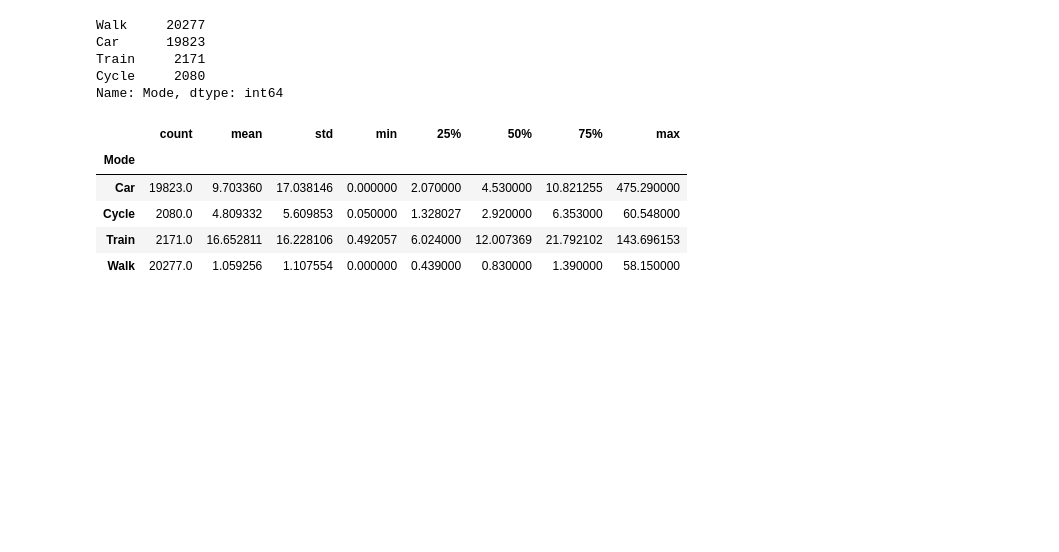
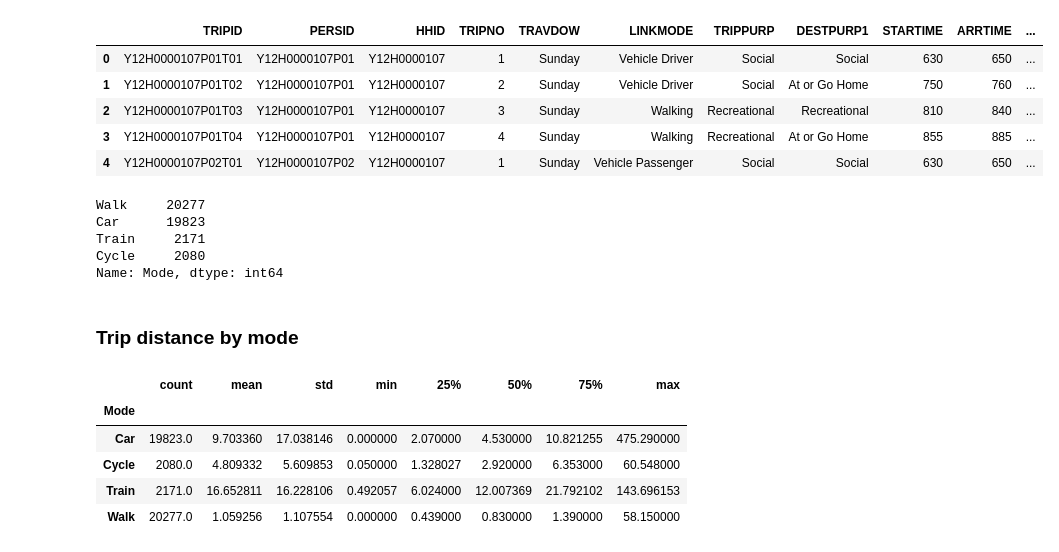
Before and after one commit to danhphan/melbourne-mode-choice, a Jupyter notebook: notebooks/02_data_exploration.ipynb, the cells around one changed output. Saved outputs shown, nothing was run; the diff lists cells and outputs as text; code cells hidden in the pictures; blank space fills up the shorter version.

```diff
--- a/notebooks/02_data_exploration.ipynb
+++ b/notebooks/02_data_exploration.ipynb
@@ -10,3 +10,12 @@ trips.shape
+# %%
+trips.head()
+# %% [output]
+|  | TRIPID | PERSID | HHID | TRIPNO | TRAVDOW | LINKMODE | TRIPPURP | DESTPURP1 | STARTIME | ARRTIME | ... |
+| 0 | Y12H0000107P01T01 | Y12H0000107P01 | Y12H0000107 | 1 | Sunday | Vehicle Driver | Social | Social | 630 | 650 | ... |
+| 1 | Y12H0000107P01T02 | Y12H0000107P01 | Y12H0000107 | 2 | Sunday | Vehicle Driver | Social | At or Go Home | 750 | 760 | ... |
+| 2 | Y12H0000107P01T03 | Y12H0000107P01 | Y12H0000107 | 3 | Sunday | Walking | Recreational | Recreational | 810 | 840 | ... |
+| 3 | Y12H0000107P01T04 | Y12H0000107P01 | Y12H0000107 | 4 | Sunday | Walking | Recreational | At or Go Home | 855 | 885 | ... |
+| 4 | Y12H0000107P02T01 | Y12H0000107P02 | Y12H0000107 | 1 | Sunday | Vehicle Passenger | Social | Social | 630 | 650 | ... |
 # %%
 trips['Mode'].value_counts()
 # %% [output]
@@ -15,6 +24,8 @@ Car      19823
 Train     2171
 Cycle     2080
 Name: Mode, dtype: int64
+# %% [markdown]
+### Trip distance by mode
 # %%
 trips.groupby(['Mode']).CUMDIST.describe()
 # %% [output]
```
Also changed, not shown: parts of 7 cells of this notebook.
